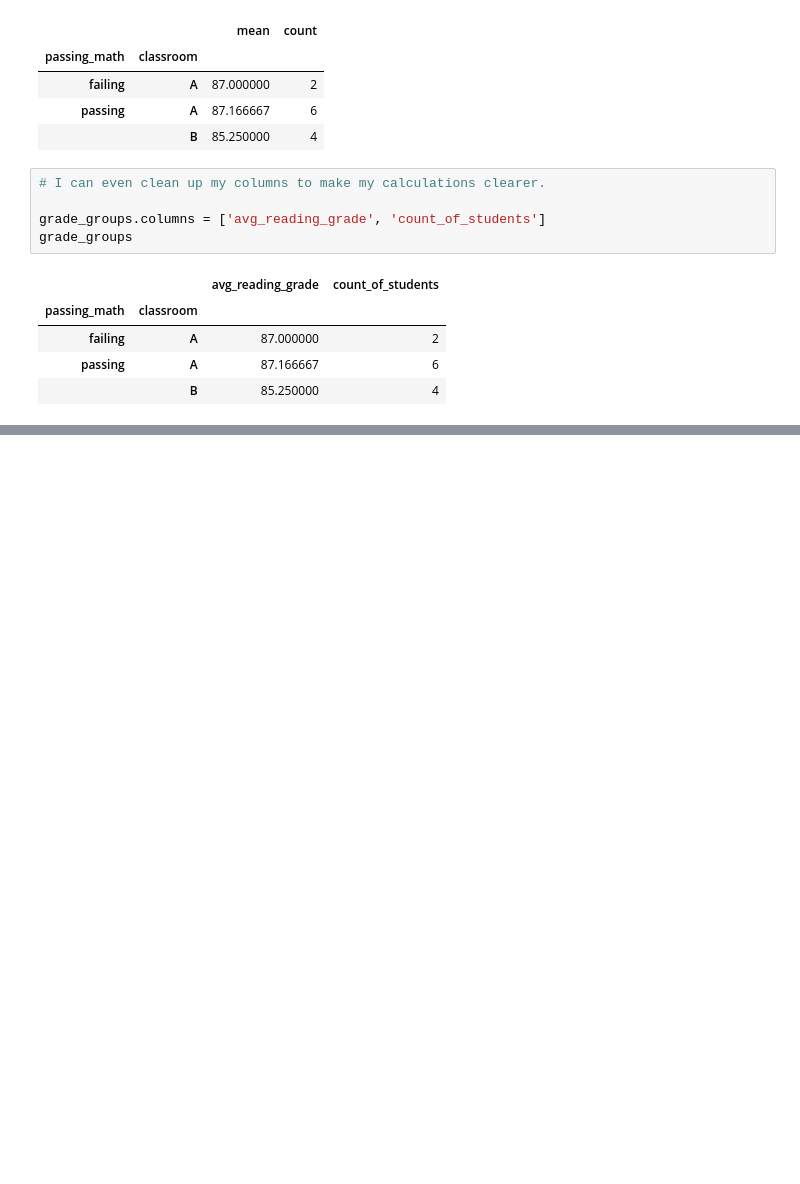
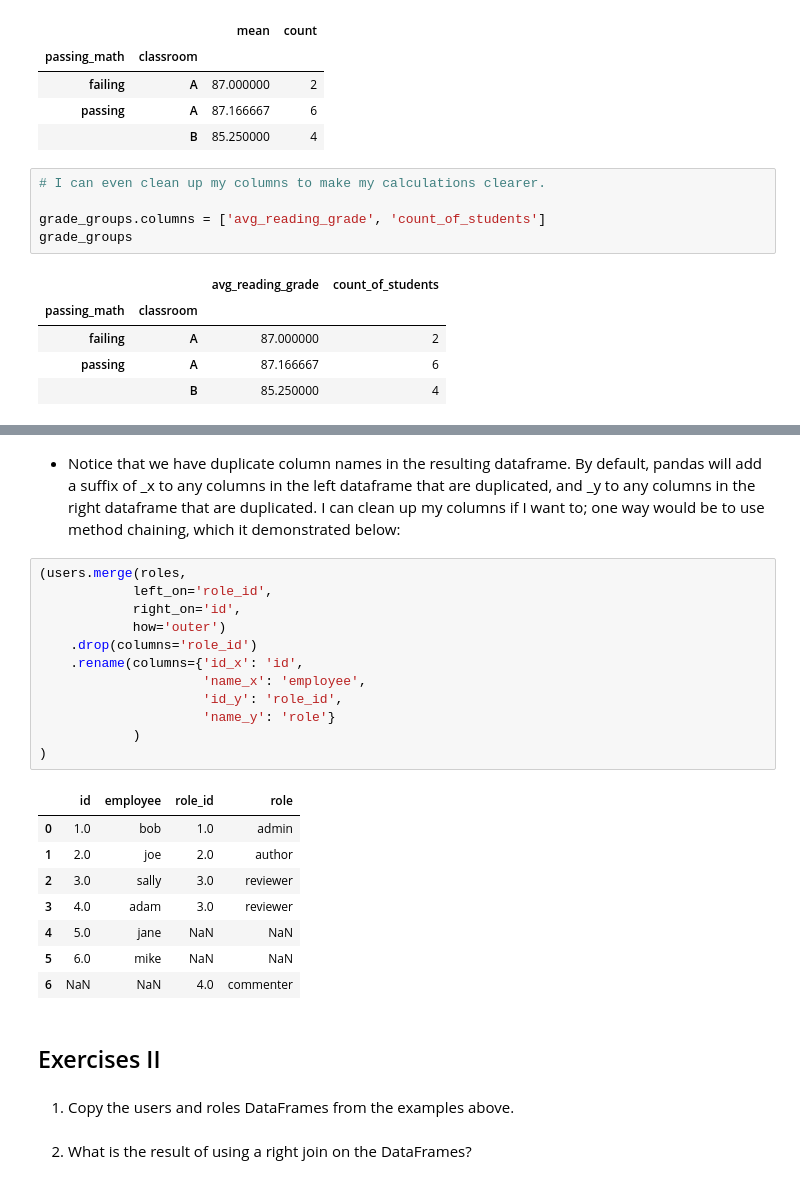
Before and after one commit to corey-baughman/1018_practice, a Jupyter notebook: pandas_adv_df_practice.ipynb, the cells around one changed output, grey strips where cells are left out. Saved outputs shown, nothing was run; the diff lists cells and outputs as text; blank space fills up the shorter version.

```diff
--- a/pandas_adv_df_practice.ipynb
+++ b/pandas_adv_df_practice.ipynb
@@ -271,0 +445,29 @@ grade_groups
+# %% [markdown]
+- Notice that we have duplicate column names in the resulting dataframe. By default, pandas will add a suffix of _x to any columns in the left dataframe that are duplicated, and _y to any columns in the right dataframe that are duplicated. I can clean up my columns if I want to; one way would be to use method chaining, which it demonstrated below:
+# %%
+(users.merge(roles,
+            left_on='role_id',
+            right_on='id',
+            how='outer')
+    .drop(columns='role_id')
+    .rename(columns={'id_x': 'id',
+                     'name_x': 'employee',
+                     'id_y': 'role_id',
+                     'name_y': 'role'}
+            )
+)
+# %% [output]
+|  | id | employee | role_id | role |
+| 0 | 1.0 | bob | 1.0 | admin |
+| 1 | 2.0 | joe | 2.0 | author |
+| 2 | 3.0 | sally | 3.0 | reviewer |
+| 3 | 4.0 | adam | 3.0 | reviewer |
+| 4 | 5.0 | jane | NaN | NaN |
+| 5 | 6.0 | mike | NaN | NaN |
+| 6 | NaN | NaN | 4.0 | commenter |
+# %% [markdown]
+## Exercises II
+# %% [markdown]
+1. Copy the users and roles DataFrames from the examples above.
+# %% [markdown]
+2. What is the result of using a right join on the DataFrames?
```
Also changed, not shown: parts of 21 cells of this notebook.
